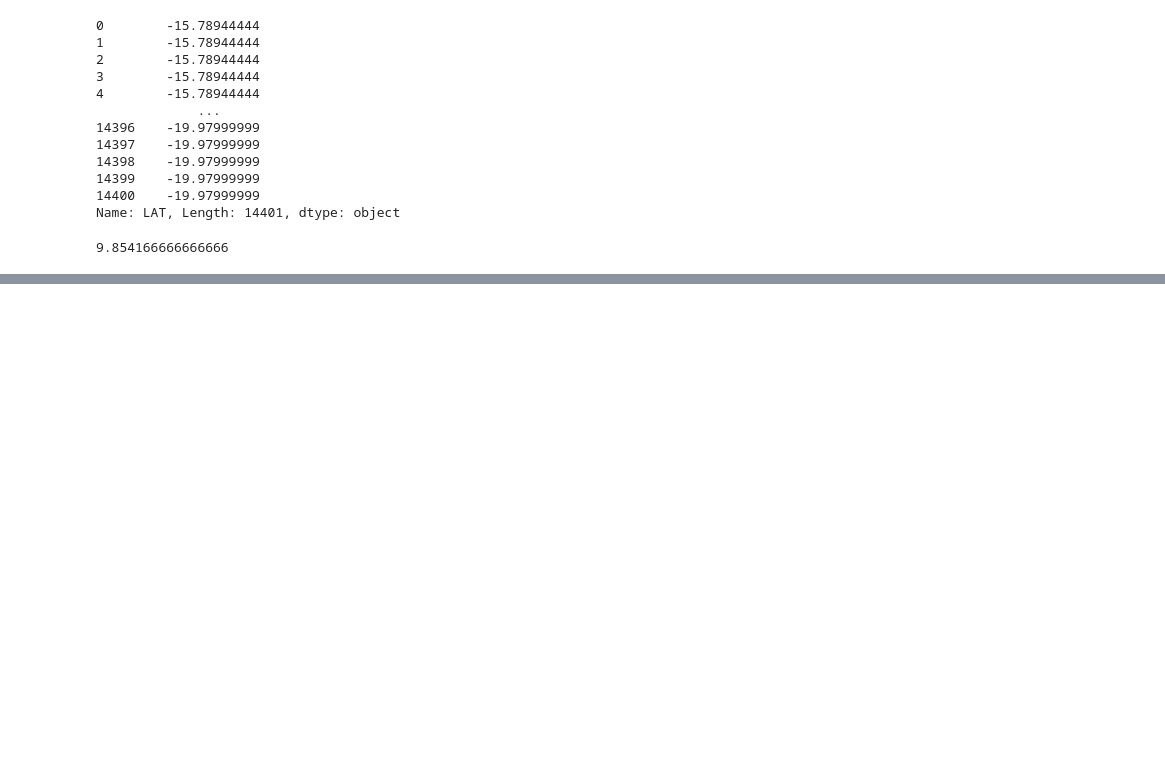
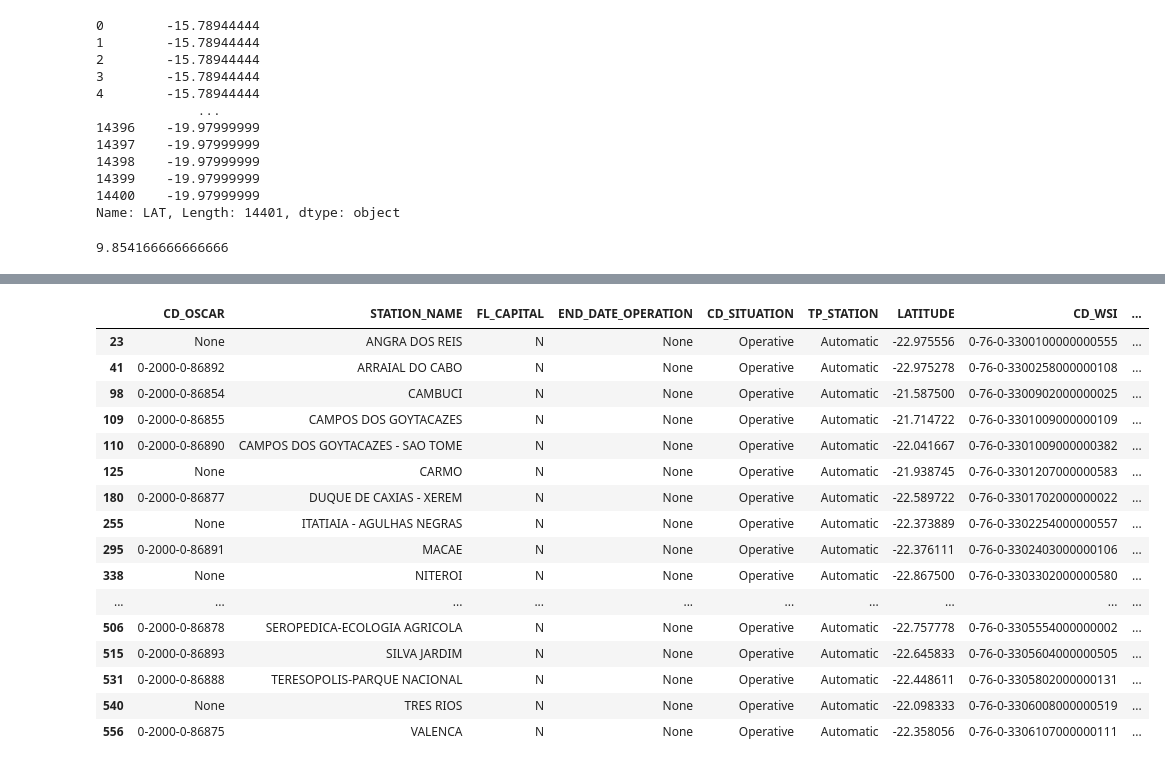
Before and after one commit to ocfgaldino/inmetpy, a Jupyter notebook: docs/source/notebooks/getting_started_inmetpy.ipynb, the cells around one changed output, grey strips where cells are left out. Cells and saved outputs as stored; diff of their text form; code cells hidden in the pictures; blank space fills up the shorter version.

```diff
--- a/docs/source/notebooks/getting_started_inmetpy.ipynb
+++ b/docs/source/notebooks/getting_started_inmetpy.ipynb
@@ -76,3 +76,26 @@ fig.update_layout(height=800, width=600)
 fig.show()
 # %% [output]
 [interactive output not drawn]
+# %%
+states = ['RJ']
+rj_stations = inmet.search_station_by_state(states, station_type = "A")
+# %%
+rj_stations
+# %% [output]
+|  | CD_OSCAR | STATION_NAME | FL_CAPITAL | END_DATE_OPERATION | CD_SITUATION | TP_STATION | LATITUDE | CD_WSI | ... |
+| 23 | None | ANGRA DOS REIS | N | None | Operative | Automatic | -22.975556 | 0-76-0-3300100000000555 | ... |
+| 41 | 0-2000-0-86892 | ARRAIAL DO CABO | N | None | Operative | Automatic | -22.975278 | 0-76-0-3300258000000108 | ... |
+| 98 | 0-2000-0-86854 | CAMBUCI | N | None | Operative | Automatic | -21.587500 | 0-76-0-3300902000000025 | ... |
+| 109 | 0-2000-0-86855 | CAMPOS DOS GOYTACAZES | N | None | Operative | Automatic | -21.714722 | 0-76-0-3301009000000109 | ... |
+| 110 | 0-2000-0-86890 | CAMPOS DOS GOYTACAZES - SAO TOME | N | None | Operative | Automatic | -22.041667 | 0-76-0-3301009000000382 | ... |
+| 125 | None | CARMO | N | None | Operative | Automatic | -21.938745 | 0-76-0-3301207000000583 | ... |
+| 180 | 0-2000-0-86877 | DUQUE DE CAXIAS - XEREM | N | None | Operative | Automatic | -22.589722 | 0-76-0-3301702000000022 | ... |
+| 255 | None | ITATIAIA - AGULHAS NEGRAS | N | None | Operative | Automatic | -22.373889 | 0-76-0-3302254000000557 | ... |
+| 295 | 0-2000-0-86891 | MACAE | N | None | Operative | Automatic | -22.376111 | 0-76-0-3302403000000106 | ... |
+| 338 | None | NITEROI | N | None | Operative | Automatic | -22.867500 | 0-76-0-3303302000000580 | ... |
+| ... | ... | ... | ... | ... | ... | ... | ... | ... | ... |
+| 506 | 0-2000-0-86878 | SEROPEDICA-ECOLOGIA AGRICOLA | N | None | Operative | Automatic | -22.757778 | 0-76-0-3305554000000002 | ... |
+| 515 | 0-2000-0-86893 | SILVA JARDIM | N | None | Operative | Automatic | -22.645833 | 0-76-0-3305604000000505 | ... |
+| 531 | 0-2000-0-86888 | TERESOPOLIS-PARQUE NACIONAL | N | None | Operative | Automatic | -22.448611 | 0-76-0-3305802000000131 | ... |
+| 540 | None | TRES RIOS | N | None | Operative | Automatic | -22.098333 | 0-76-0-3306008000000519 | ... |
+| 556 | 0-2000-0-86875 | VALENCA | N | None | Operative | Automatic | -22.358056 | 0-76-0-3306107000000111 | ... |
```
Also changed, not shown: parts of 4 cells of this notebook.
